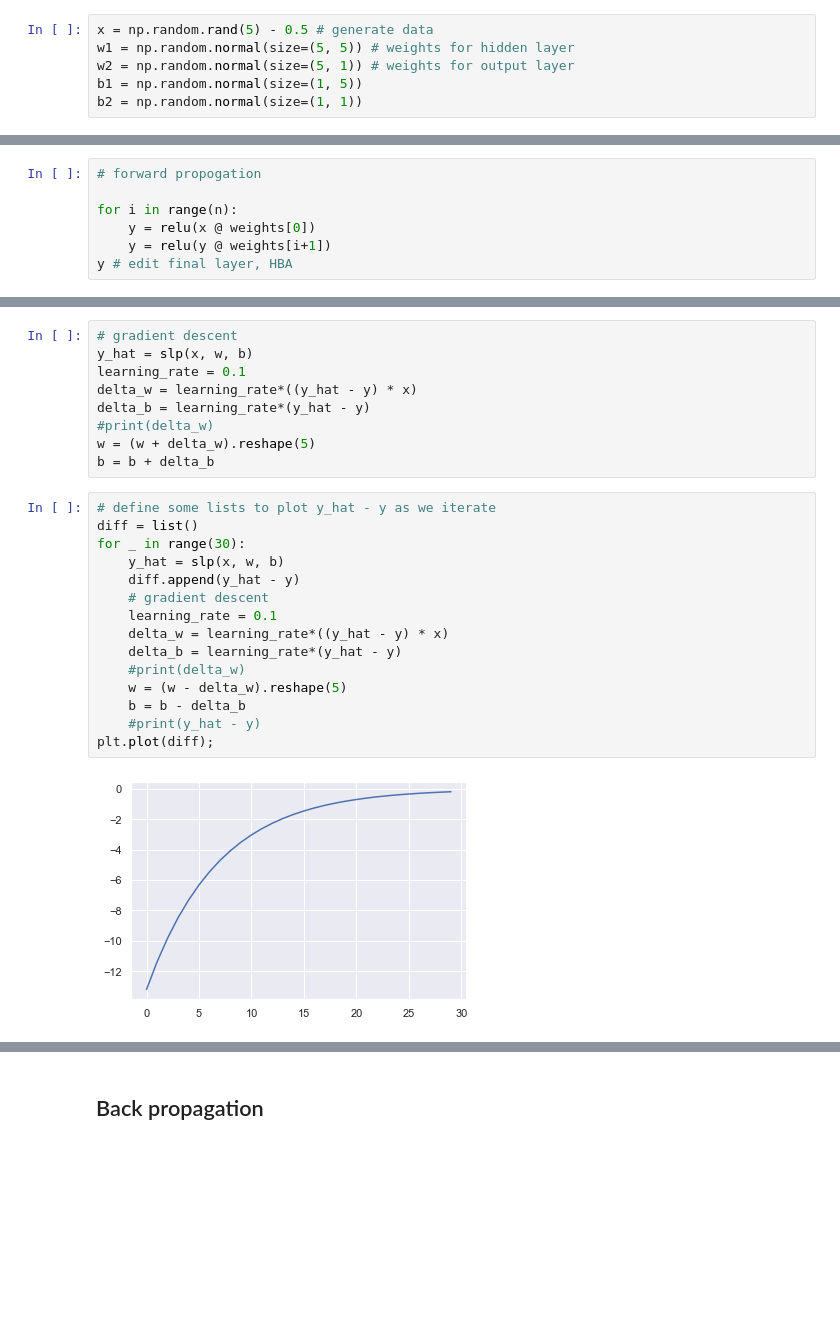
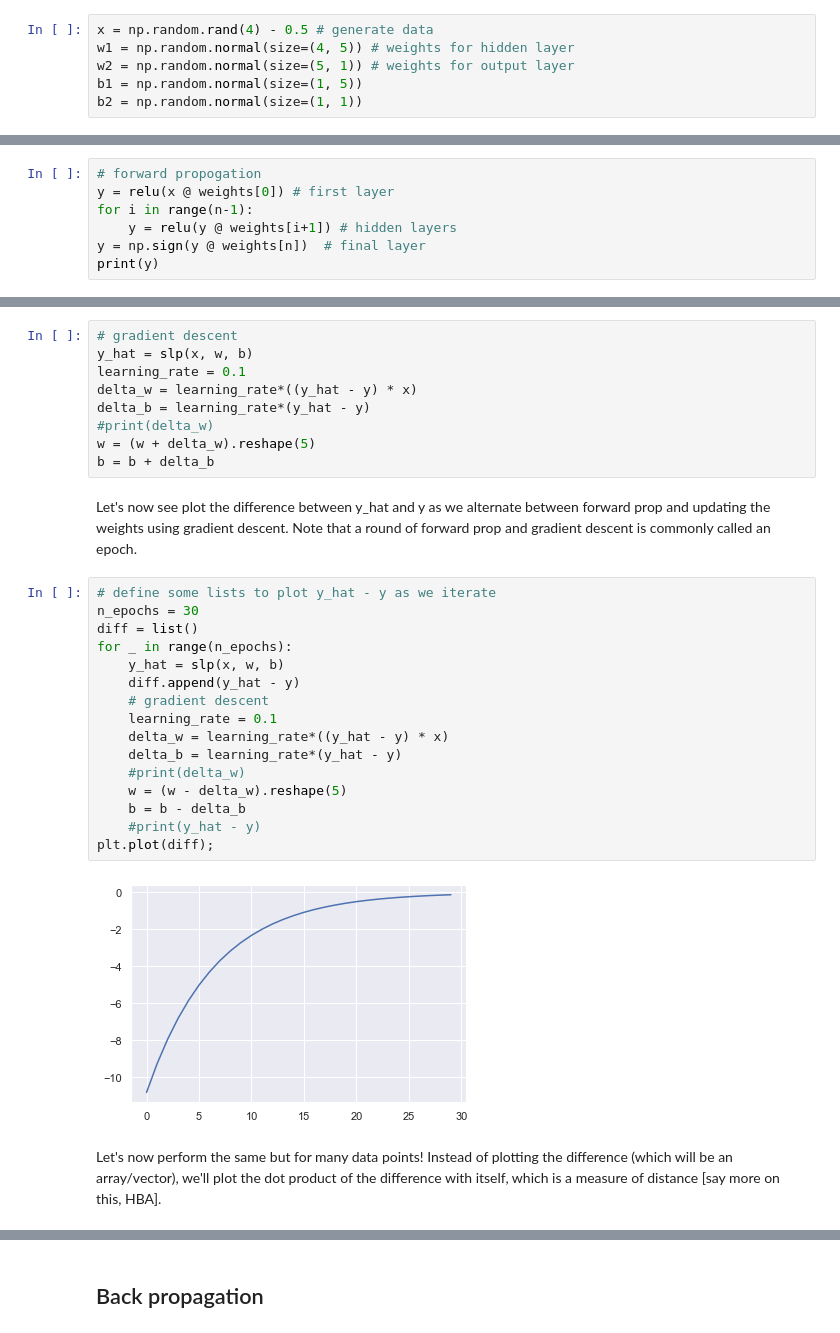
Before and after one commit to hugobowne/deep-learning-from-scratch-pytorch, a Jupyter notebook: notebooks/1-deep-learning-from-scratch-pytorch.ipynb, the cells around one changed output, grey strips where cells are left out. Drawn from its saved outputs; the diff is of its cells as text; blank space fills up the shorter version.

```diff
--- a/notebooks/1-deep-learning-from-scratch-pytorch.ipynb
+++ b/notebooks/1-deep-learning-from-scratch-pytorch.ipynb
@@ -105,7 +102,7 @@ Notes:
 * The output layer has one node and 5 inputs so will have a 5 x 1 array of weights
 # %%
-x = np.random.rand(5) - 0.5 # generate data
-w1 = np.random.normal(size=(5, 5)) # weights for hidden layer
+x = np.random.rand(4) - 0.5 # generate data
+w1 = np.random.normal(size=(4, 5)) # weights for hidden layer
 w2 = np.random.normal(size=(5, 1)) # weights for output layer
 b1 = np.random.normal(size=(1, 5))
 b2 = np.random.normal(size=(1, 1))
@@ -193,8 +213,8 @@ array([[ 1.55329405, -0.55451408,  0.31975102,  1.46229887, -0.71778719,
 # %%
 # forward propogation
-
-for i in range(n):
-    y = relu(x @ weights[0])
-    y = relu(y @ weights[i+1])
-y # edit final layer, HBA
+y = relu(x @ weights[0]) # first layer
+for i in range(n-1):
+    y = relu(y @ weights[i+1]) # hidden layers
+y = np.sign(y @ weights[n])  # final layer
+print(y)
 # %% [output]
@@ -254,23 +278,28 @@ delta_b = learning_rate*(y_hat - y)
 #print(delta_w)
 w = (w + delta_w).reshape(5)
 b = b + delta_b
+# %% [markdown]
+Let's now see plot the difference between y_hat and y as we alternate between forward prop and updating the weights using gradient descent. Note that a round of forward prop and gradient descent is commonly called an epoch.
 # %%
 # define some lists to plot y_hat - y as we iterate
+n_epochs = 30
 diff = list()
-for _ in range(30):
+for _ in range(n_epochs):
     y_hat = slp(x, w, b)
     diff.append(y_hat - y)
     # gradient descent
     learning_rate = 0.1
     delta_w = learning_rate*((y_hat - y) * x)
     delta_b = learning_rate*(y_hat - y)
     #print(delta_w)
     w = (w - delta_w).reshape(5)
     b = b - delta_b
     #print(y_hat - y)
 plt.plot(diff);
 # %% [output]
-[figure, old version]
+[figure, new version]
+# %% [markdown]
+Let's now perform the same but for many data points! Instead of plotting the difference (which will be an array/vector), we'll plot the dot product of the difference with itself, which is a measure of distance [say more on this, HBA].
 # %%
 # many data points
 x = np.random.rand(5, 5) - 0.5
```
Also changed, not shown: parts of 35 cells of this notebook.
